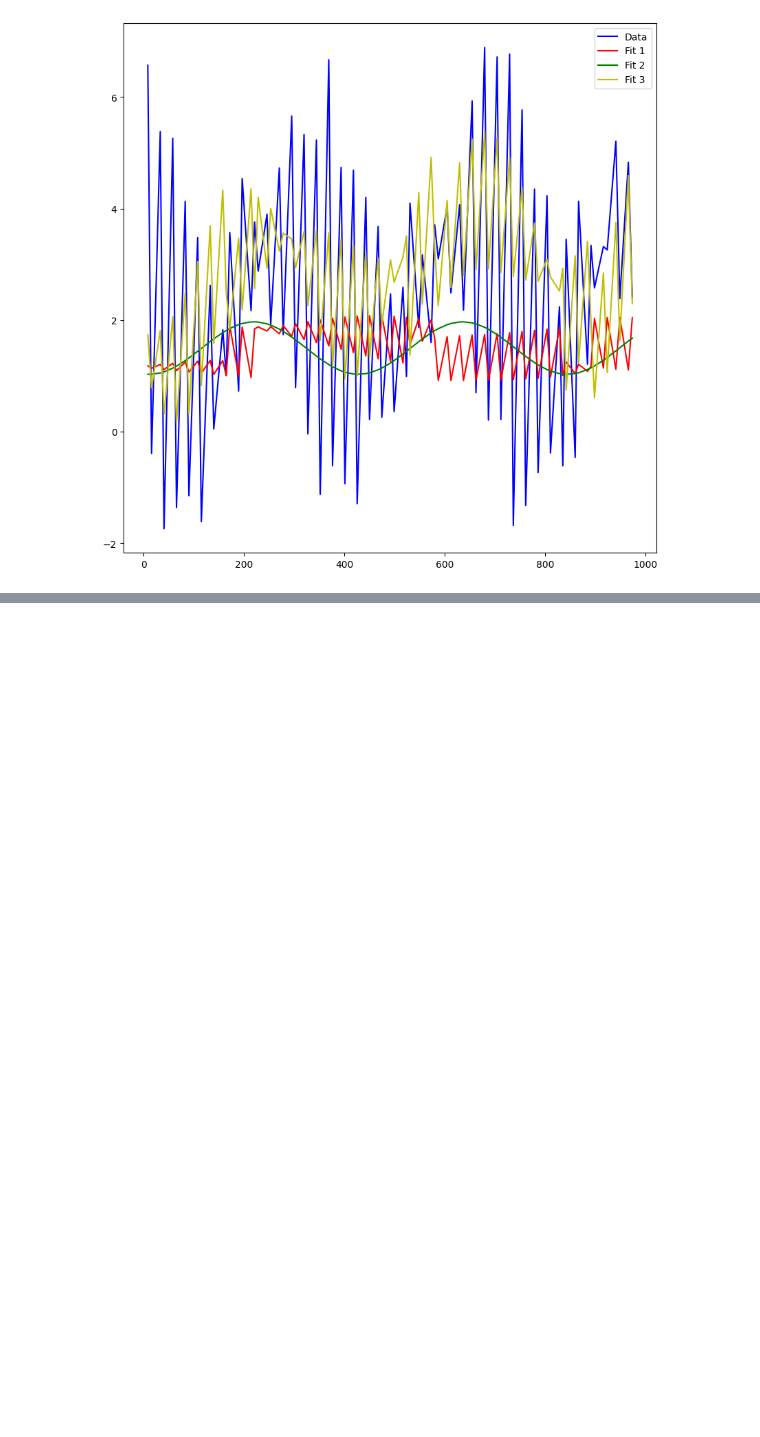
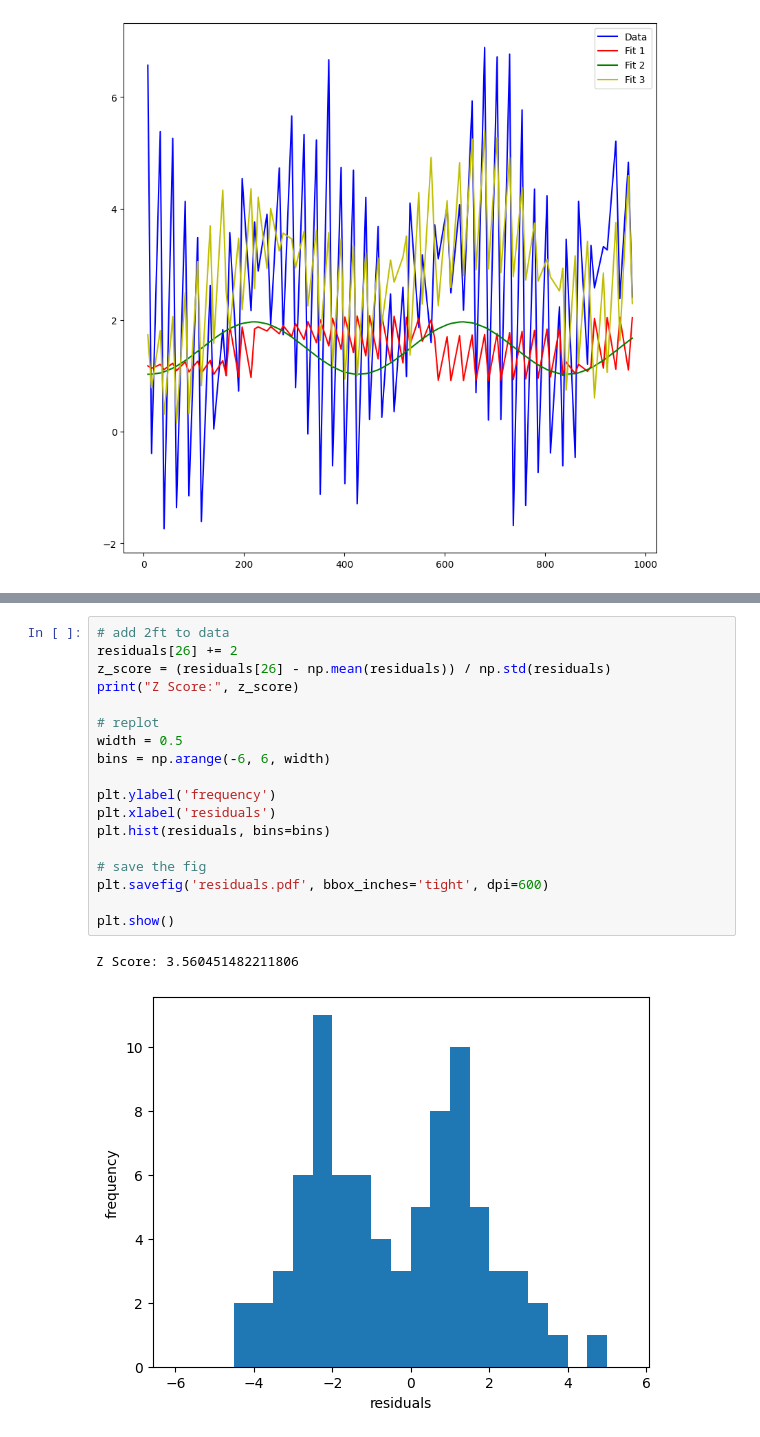
Before and after one commit to Alexis-Valdes/ASTR-Group-Project, a Jupyter notebook: data-plotting.ipynb, the cells around one changed output, grey strips where cells are left out. Cells and saved outputs as stored; diff of their text form; blank space fills up the shorter version.

```diff
--- a/data-plotting.ipynb
+++ b/data-plotting.ipynb
@@ -126,0 +175,21 @@ plt.show()
+# %%
+# add 2ft to data
+residuals[26] += 2
+z_score = (residuals[26] - np.mean(residuals)) / np.std(residuals)
+print("Z Score:", z_score)
+
+# replot
+width = 0.5
+bins = np.arange(-6, 6, width)
+
+plt.ylabel('frequency')
+plt.xlabel('residuals')
+plt.hist(residuals, bins=bins)
+
+# save the fig
+plt.savefig('residuals.pdf', bbox_inches='tight', dpi=600)
+
+plt.show()
+# %% [output]
+Z Score: 3.560451482211806
+[figure, added]
```
Also changed, not shown: parts of 2 cells of this notebook, 1 other file.
